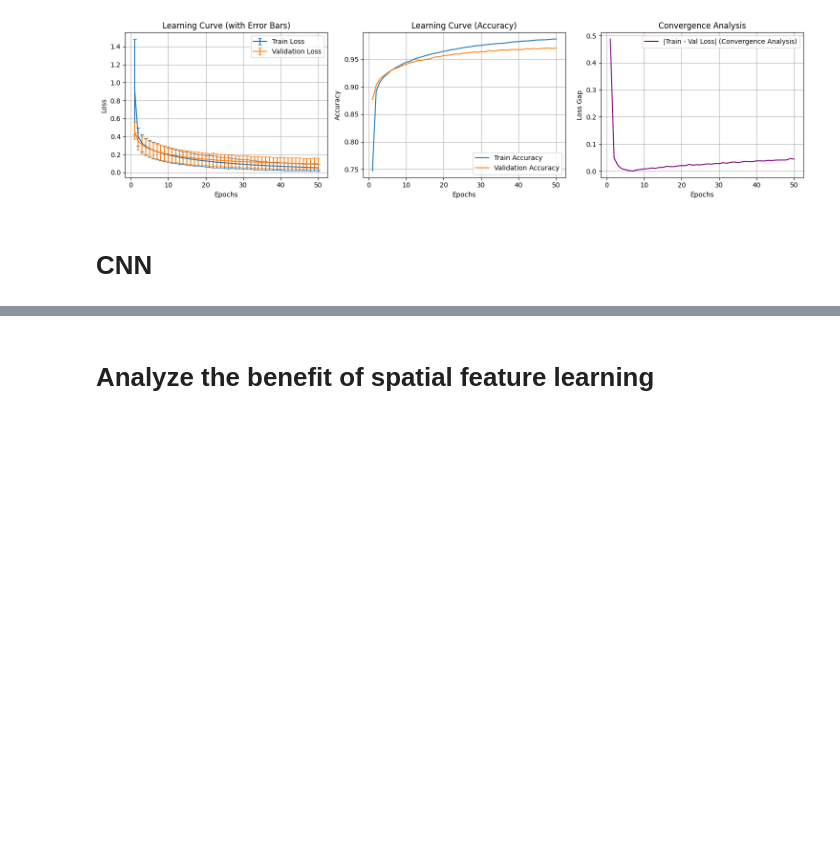
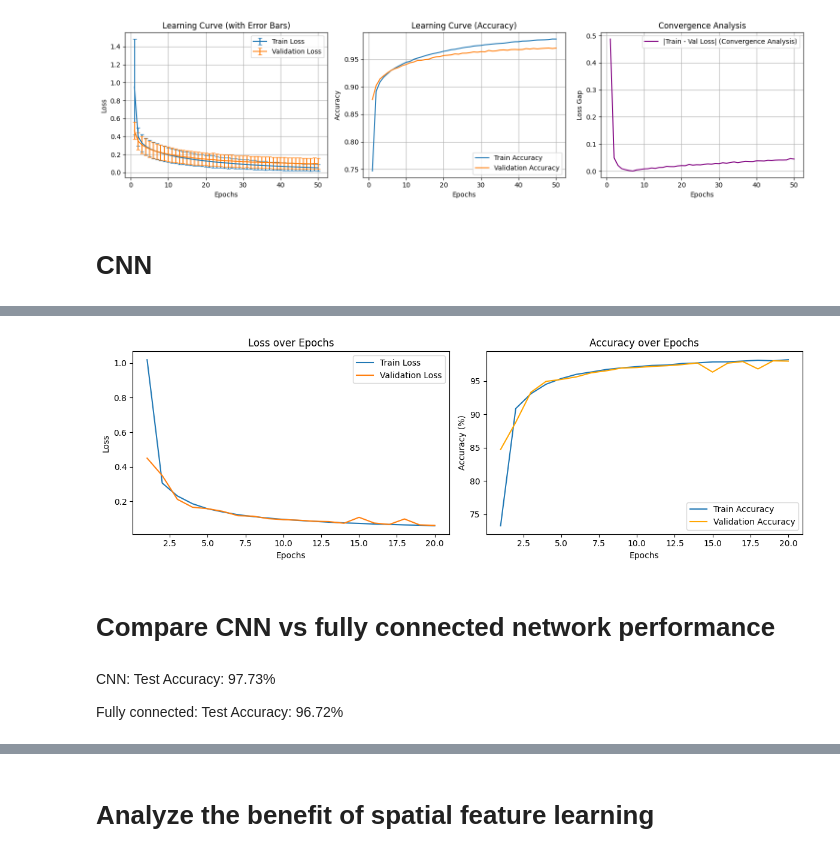
Before and after one commit to AhmedAlaa8100/ML-Logistic_Regression-Neural_Networks, a Jupyter notebook: Neural_Networks.ipynb, the cells around one changed output, grey strips where cells are left out. Drawn from its saved outputs; the diff is of its cells as text; code cells hidden in the pictures; blank space fills up the shorter version.

Commit message:
Update CNN model weights: improved performance with new training data

```diff
--- a/Neural_Networks.ipynb
+++ b/Neural_Networks.ipynb
@@ -827,9 +827,10 @@ model = SimpleCNN(num_classes=10).to(device)
 criterion = nn.CrossEntropyLoss()
 optimizer = torch.optim.SGD(model.parameters(), lr=0.01)
 best_state_CNN, train_losses_CNN, val_losses_CNN, train_std_CNN, val_std_CNN, train_accs_CNN, val_accs_CNN = model.train_model(
-    train_loader, val_loader, criterion, optimizer, device, epochs=6, patience=3)
+    train_loader, val_loader, criterion, optimizer, device, epochs=20, patience=3)
 
 model.load_state_dict(best_state_CNN)
 model.test_model(test_loader, device)
 model.plot_metrics(train_losses_CNN, val_losses_CNN, train_accs_CNN, val_accs_CNN)
 torch.save(best_state_CNN, 'cnn_best_model.pth')
+# %% [output]
@@ -835,0 +854,10 @@ torch.save(best_state_CNN, 'cnn_best_model.pth')
+[figure, added]
+# %% [markdown]
+# Compare CNN vs fully connected network performance
+# %% [markdown]
+CNN:
+ Test Accuracy: 97.73%
+
+
+Fully connected:
+ Test Accuracy: 96.72%
```
Also changed, not shown: parts of 2 cells of this notebook, 1 other file.
